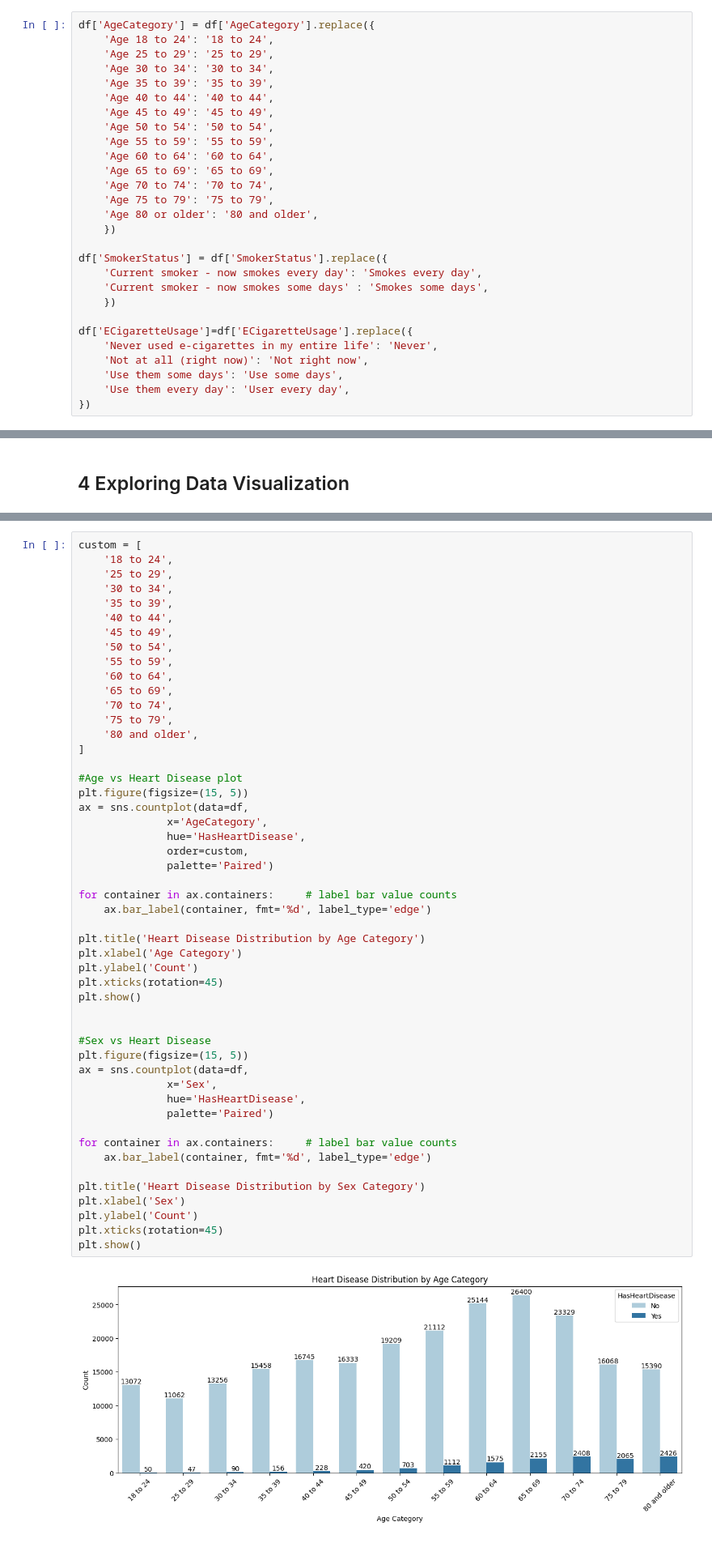
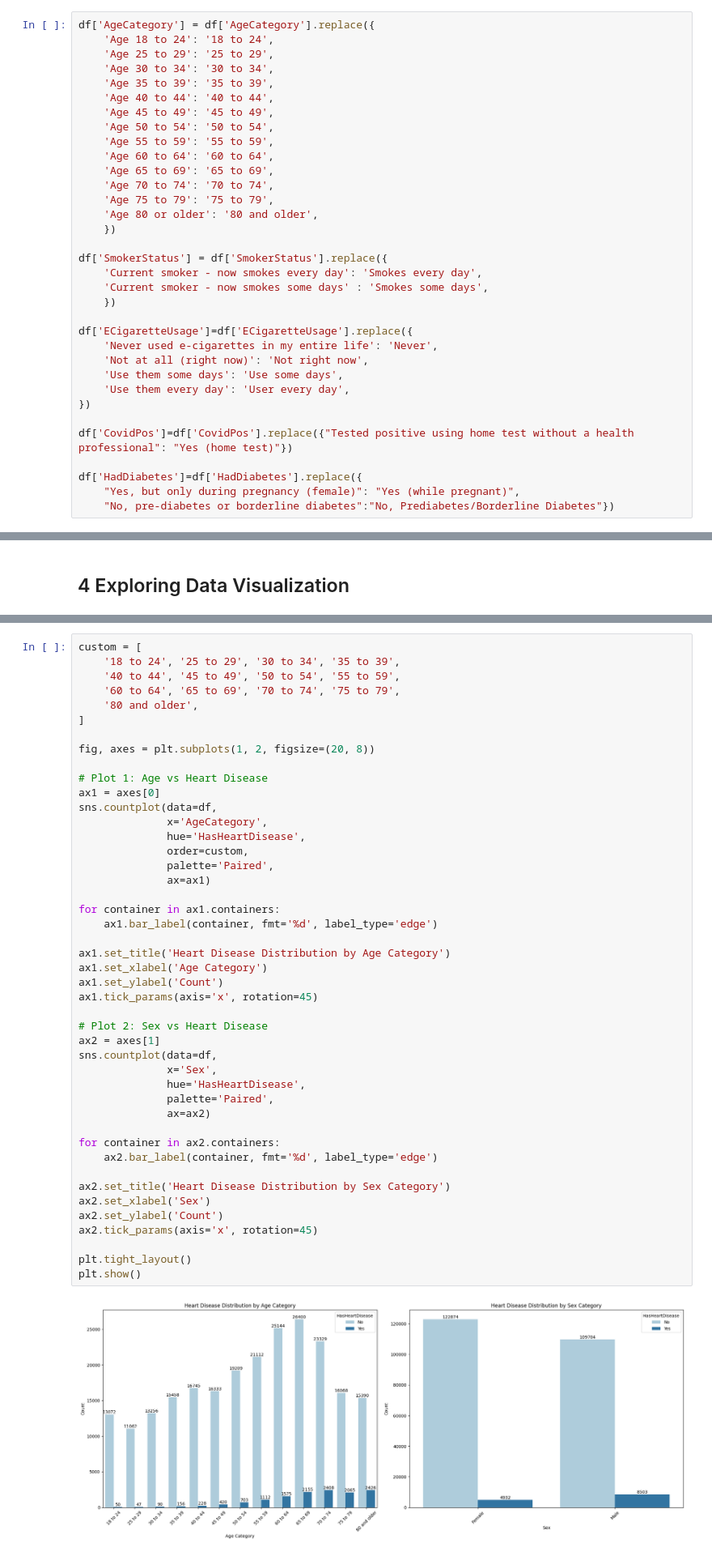
Before and after one commit to raymondcen/Heart-Disease-Predictor, a Jupyter notebook: notebook/EDA HEART DISEASE.ipynb, the cells around one changed output, grey strips where cells are left out. Shown at 81% size. Cells and saved outputs as stored; diff of their text form.

Commit message:
conds/diseases done. need to provide insigths on difficulties category

```diff
--- a/notebook/EDA HEART DISEASE.ipynb
+++ b/notebook/EDA HEART DISEASE.ipynb
@@ -261,6 +261,12 @@ df['ECigaretteUsage']=df['ECigaretteUsage'].replace({
     'Use them some days': 'Use some days',
     'Use them every day': 'User every day',
 })
+
+df['CovidPos']=df['CovidPos'].replace({"Tested positive using home test without a health professional": "Yes (home test)"})
+
+df['HadDiabetes']=df['HadDiabetes'].replace({
+    "Yes, but only during pregnancy (female)": "Yes (while pregnant)",
+    "No, pre-diabetes or borderline diabetes":"No, Prediabetes/Borderline Diabetes"})
 # %% [markdown]
 ### 3.7.2 Separate columns into own categories
 # %%
@@ -284,52 +290,47 @@ screening_cols = df_mapped[["LastCheckupTime", "ChestScan", "HIVTesting", "FluVa
 # %%
 custom = [
-    '18 to 24',
-    '25 to 29',
-    '30 to 34',
-    '35 to 39',
-    '40 to 44',
-    '45 to 49',
-    '50 to 54',
-    '55 to 59',
-    '60 to 64',
-    '65 to 69',
-    '70 to 74',
-    '75 to 79',
+    '18 to 24', '25 to 29', '30 to 34', '35 to 39',
+    '40 to 44', '45 to 49', '50 to 54', '55 to 59',
+    '60 to 64', '65 to 69', '70 to 74', '75 to 79',
     '80 and older',
 ]
 
-#Age vs Heart Disease plot
-plt.figure(figsize=(15, 5))
-ax = sns.countplot(data=df,
+fig, axes = plt.subplots(1, 2, figsize=(20, 8))
+
+# Plot 1: Age vs Heart Disease
+ax1 = axes[0]
+sns.countplot(data=df,
               x='AgeCategory',
               hue='HasHeartDisease',
               order=custom,
-              palette='Paired')
+              palette='Paired',
+              ax=ax1)
 
-for container in ax.containers:     # label bar value counts
-    ax.bar_label(container, fmt='%d', label_type='edge')
+for container in ax1.containers:
+    ax1.bar_label(container, fmt='%d', label_type='edge')
 
-plt.title('Heart Disease Distribution by Age Category')
-plt.xlabel('Age Category')
-plt.ylabel('Count')
-plt.xticks(rotation=45)
-plt.show()
+ax1.set_title('Heart Disease Distribution by Age Category')
+ax1.set_xlabel('Age Category')
+ax1.set_ylabel('Count')
+ax1.tick_params(axis='x', rotation=45)
 
-
-#Sex vs Heart Disease
-plt.figure(figsize=(15, 5))
-ax = sns.countplot(data=df,
+# Plot 2: Sex vs Heart Disease
+ax2 = axes[1]
+sns.countplot(data=df,
               x='Sex',
               hue='HasHeartDisease',
-              palette='Paired')
+              palette='Paired',
+              ax=ax2)
 
-for container in ax.containers:     # label bar value counts
-    ax.bar_label(container, fmt='%d', label_type='edge')
+for container in ax2.containers:
+    ax2.bar_label(container, fmt='%d', label_type='edge')
 
-plt.title('Heart Disease Distribution by Sex Category')
-plt.xlabel('Sex')
-plt.ylabel('Count')
-plt.xticks(rotation=45)
+ax2.set_title('Heart Disease Distribution by Sex Category')
+ax2.set_xlabel('Sex')
+ax2.set_ylabel('Count')
+ax2.tick_params(axis='x', rotation=45)
+
+plt.tight_layout()
 plt.show()
 # %% [output]
-[figure, old version]
+[figure, new version]
```
Also changed, not shown: parts of 21 cells of this notebook.
